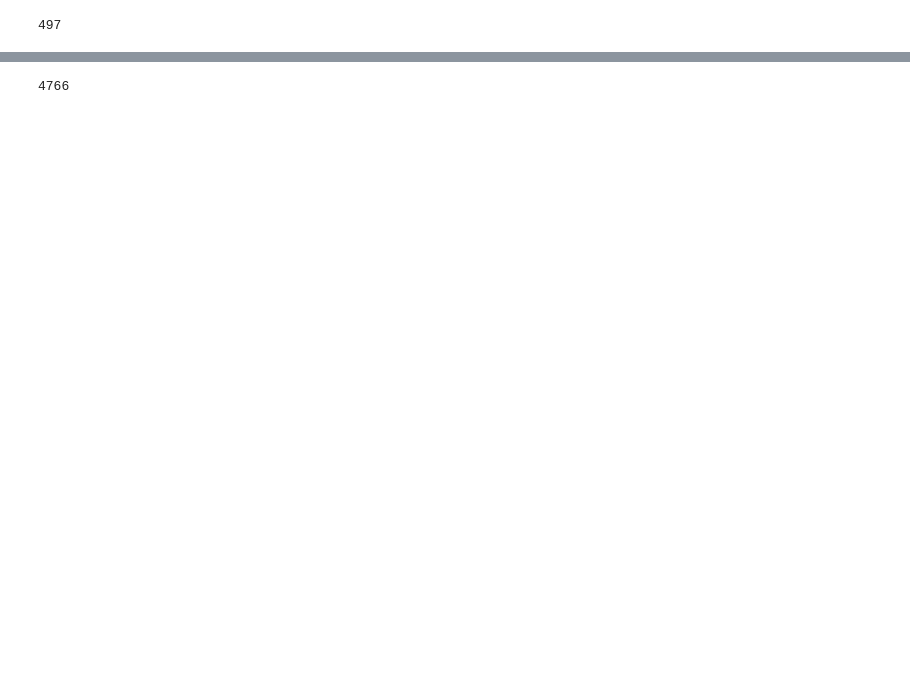
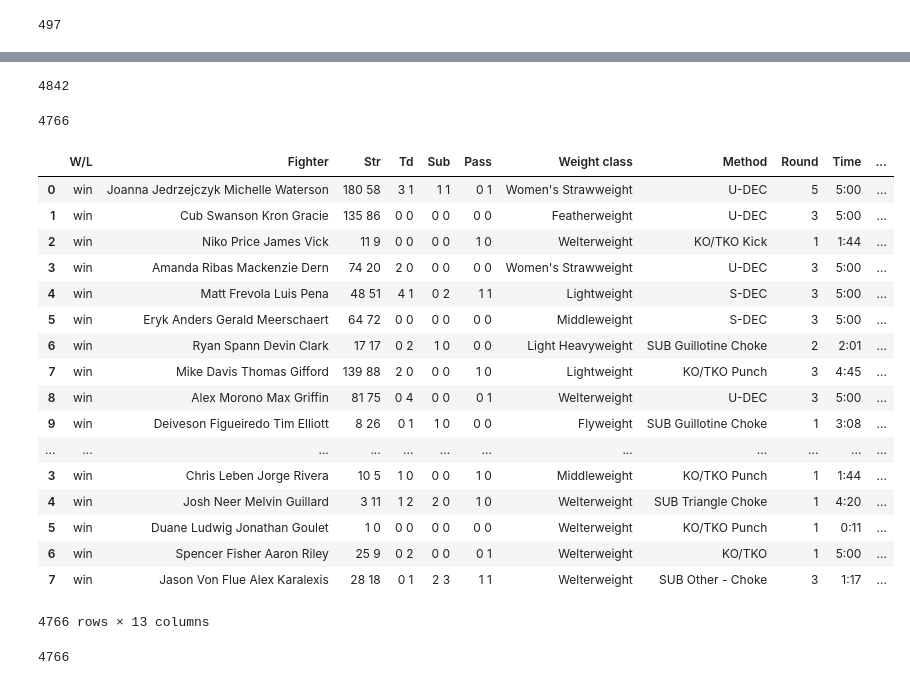
Before and after one commit to hmnathel/UFC_predict, a Jupyter notebook: ufc_stats_data.ipynb, the cells around one changed output, grey strips where cells are left out. Cells and saved outputs as stored; diff of their text form; code cells hidden in the pictures; blank space fills up the shorter version.

```diff
--- a/ufc_stats_data.ipynb
+++ b/ufc_stats_data.ipynb
@@ -146,0 +113,5 @@ allfights
+# %%
+for i in range(len(allfights)):
+    allfights[i]['eventurl'] = eventsdf.iloc[i]['url']
+    allfights[i]['location'] = eventsdf.iloc[i]['locs']
+    allfights[i]['date'] = eventsdf.iloc[i]['dates']
@@ -173,3 +204,33 @@ fightlinks
+# %%
+len(allfights)
+# %% [output]
+4842
+# %%
+len(fightlinks)
+# %% [output]
+4766
+# %%
+allfights = allfights[allfights['W/L']=='win']
+allfights
+# %% [output]
+|  | W/L | Fighter | Str | Td | Sub | Pass | Weight class | Method | Round | Time | ... |
+| 0 | win | Joanna Jedrzejczyk Michelle Waterson | 180 58 | 3 1 | 1 1 | 0 1 | Women's Strawweight | U-DEC | 5 | 5:00 | ... |
+| 1 | win | Cub Swanson Kron Gracie | 135 86 | 0 0 | 0 0 | 0 0 | Featherweight | U-DEC | 3 | 5:00 | ... |
+| 2 | win | Niko Price James Vick | 11 9 | 0 0 | 0 0 | 1 0 | Welterweight | KO/TKO Kick | 1 | 1:44 | ... |
+| 3 | win | Amanda Ribas Mackenzie Dern | 74 20 | 2 0 | 0 0 | 0 0 | Women's Strawweight | U-DEC | 3 | 5:00 | ... |
+| 4 | win | Matt Frevola Luis Pena | 48 51 | 4 1 | 0 2 | 1 1 | Lightweight | S-DEC | 3 | 5:00 | ... |
+| 5 | win | Eryk Anders Gerald Meerschaert | 64 72 | 0 0 | 0 0 | 0 0 | Middleweight | S-DEC | 3 | 5:00 | ... |
+| 6 | win | Ryan Spann Devin Clark | 17 17 | 0 2 | 1 0 | 0 0 | Light Heavyweight | SUB Guillotine Choke | 2 | 2:01 | ... |
+| 7 | win | Mike Davis Thomas Gifford | 139 88 | 2 0 | 0 0 | 1 0 | Lightweight | KO/TKO Punch | 3 | 4:45 | ... |
+| 8 | win | Alex Morono Max Griffin | 81 75 | 0 4 | 0 0 | 0 1 | Welterweight | U-DEC | 3 | 5:00 | ... |
+| 9 | win | Deiveson Figueiredo Tim Elliott | 8 26 | 0 1 | 1 0 | 0 0 | Flyweight | SUB Guillotine Choke | 1 | 3:08 | ... |
+| ... | ... | ... | ... | ... | ... | ... | ... | ... | ... | ... | ... |
+| 3 | win | Chris Leben Jorge Rivera | 10 5 | 1 0 | 0 0 | 1 0 | Middleweight | KO/TKO Punch | 1 | 1:44 | ... |
+| 4 | win | Josh Neer Melvin Guillard | 3 11 | 1 2 | 2 0 | 1 0 | Welterweight | SUB Triangle Choke | 1 | 4:20 | ... |
+| 5 | win | Duane Ludwig Jonathan Goulet | 1 0 | 0 0 | 0 0 | 0 0 | Welterweight | KO/TKO Punch | 1 | 0:11 | ... |
+| 6 | win | Spencer Fisher Aaron Riley | 25 9 | 0 2 | 0 0 | 0 1 | Welterweight | KO/TKO | 1 | 5:00 | ... |
+| 7 | win | Jason Von Flue Alex Karalexis | 28 18 | 0 1 | 2 3 | 1 1 | Welterweight | SUB Other - Choke | 3 | 1:17 | ... |
+4766 rows × 13 columns
 # %%
 len(fightlinks)
 # %% [output]
```
Also changed, not shown: parts of 67 cells of this notebook, 9 other files.
